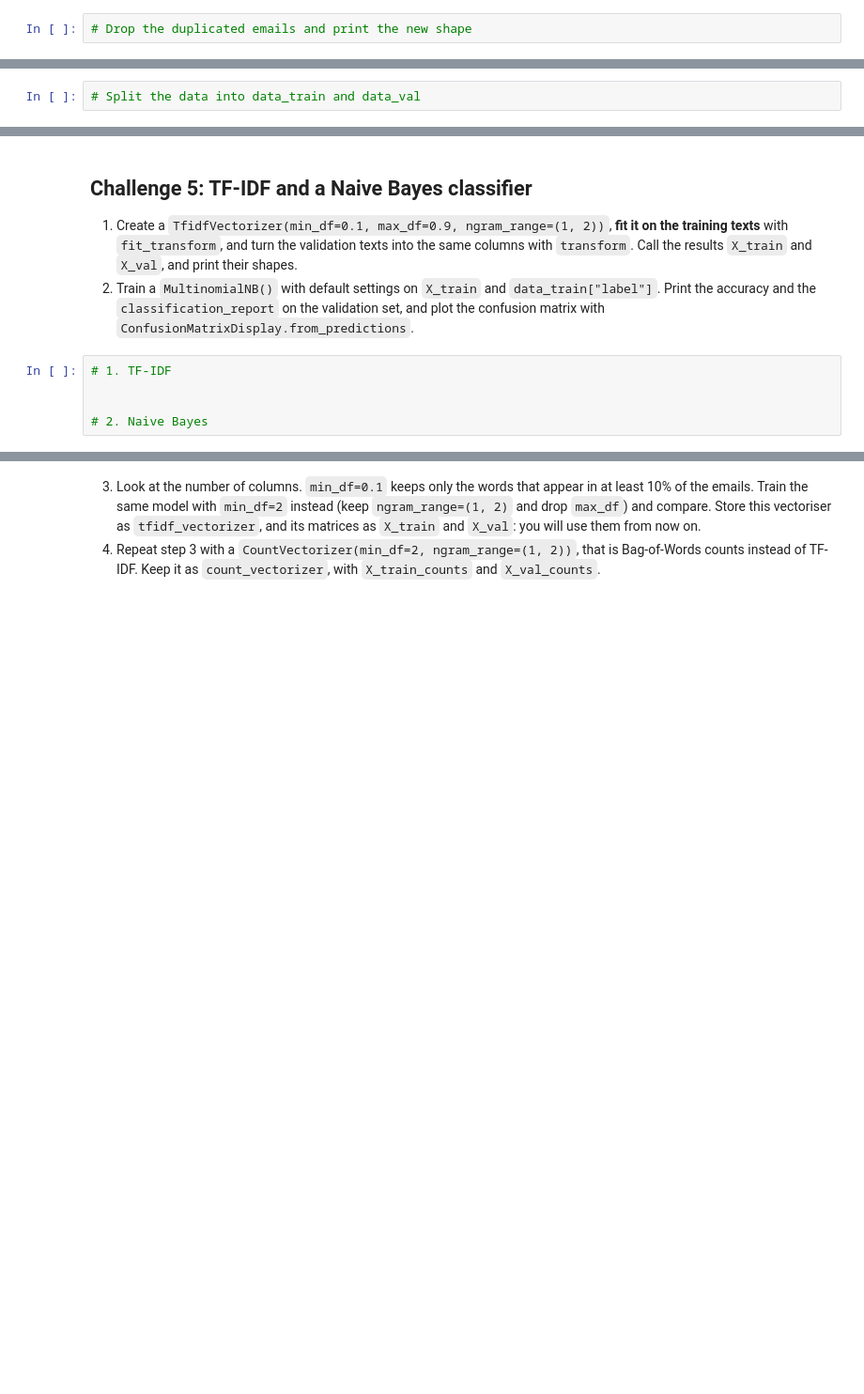
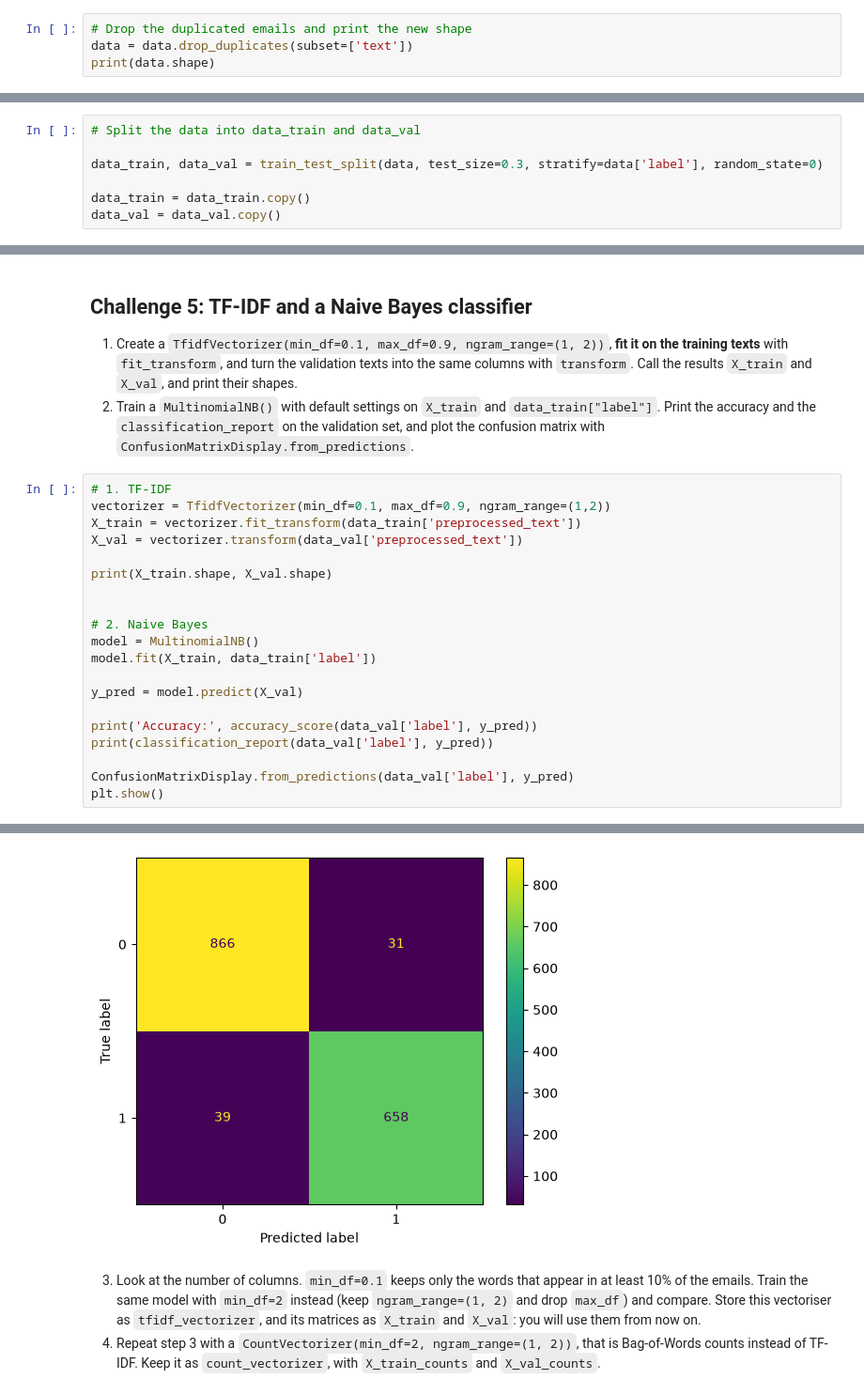
Before and after one commit to ironhack-labs/lab-natural-language-processing, a Jupyter notebook: your-code/main.ipynb, the cells around one changed output, grey strips where cells are left out. Shown at 94% size. Cells and saved outputs as stored; diff of their text form; blank space fills up the shorter version.

```diff
--- a/your-code/main.ipynb
+++ b/your-code/main.ipynb
@@ -50,3 +114,5 @@ Before cleaning anything, look at what you have:
 Drop the duplicates, keeping one copy of each email, **before** you split the data. Otherwise the same email can end up in both the training and the validation set, and the model is graded on emails it has already seen.
 # %%
 # Drop the duplicated emails and print the new shape
+data = data.drop_duplicates(subset=['text'])
+print(data.shape)
@@ -62,6 +130,11 @@ Split `data` into `data_train` (70%) and `data_val` (30%) with `train_test_split
 Everything you learn from the data from now on (the vocabulary, the IDF values, the model) is learned from `data_train` only. `data_val` is only used to evaluate.
 # %%
 # Split the data into data_train and data_val
+
+data_train, data_val = train_test_split(data, test_size=0.3, stratify=data['label'], random_state=0)
+
+data_train = data_train.copy()
+data_val = data_val.copy()
 # %% [markdown]
 ## Challenge 2: Clean the text
 
@@ -152,6 +283,22 @@ Find the 10 most frequent words of `preprocessed_text` in the normal emails and
 2. Train a `MultinomialNB()` with default settings on `X_train` and `data_train["label"]`. Print the accuracy and the `classification_report` on the validation set, and plot the confusion matrix with `ConfusionMatrixDisplay.from_predictions`.
 # %%
 # 1. TF-IDF
+vectorizer = TfidfVectorizer(min_df=0.1, max_df=0.9, ngram_range=(1,2))
+X_train = vectorizer.fit_transform(data_train['preprocessed_text'])
+X_val = vectorizer.transform(data_val['preprocessed_text'])
+
+print(X_train.shape, X_val.shape)
 
 
 # 2. Naive Bayes
+model = MultinomialNB()
+model.fit(X_train, data_train['label'])
+
+y_pred = model.predict(X_val)
+
+print('Accuracy:', accuracy_score(data_val['label'], y_pred))
+print(classification_report(data_val['label'], y_pred))
+
+ConfusionMatrixDisplay.from_predictions(data_val['label'], y_pred)
+plt.show()
+# %% [output]
@@ -158,3 +315,4 @@ Find the 10 most frequent words of `preprocessed_text` in the normal emails and
+[figure, added]
 # %% [markdown]
 3. Look at the number of columns. `min_df=0.1` keeps only the words that appear in at least 10% of the emails. Train the same model with `min_df=2` instead (keep `ngram_range=(1, 2)` and drop `max_df`) and compare. Store this vectoriser as `tfidf_vectorizer`, and its matrices as `X_train` and `X_val`: you will use them from now on.
 4. Repeat step 3 with a `CountVectorizer(min_df=2, ngram_range=(1, 2))`, that is Bag-of-Words counts instead of TF-IDF. Keep it as `count_vectorizer`, with `X_train_counts` and `X_val_counts`.
```
Also changed, not shown: parts of 25 cells of this notebook.
